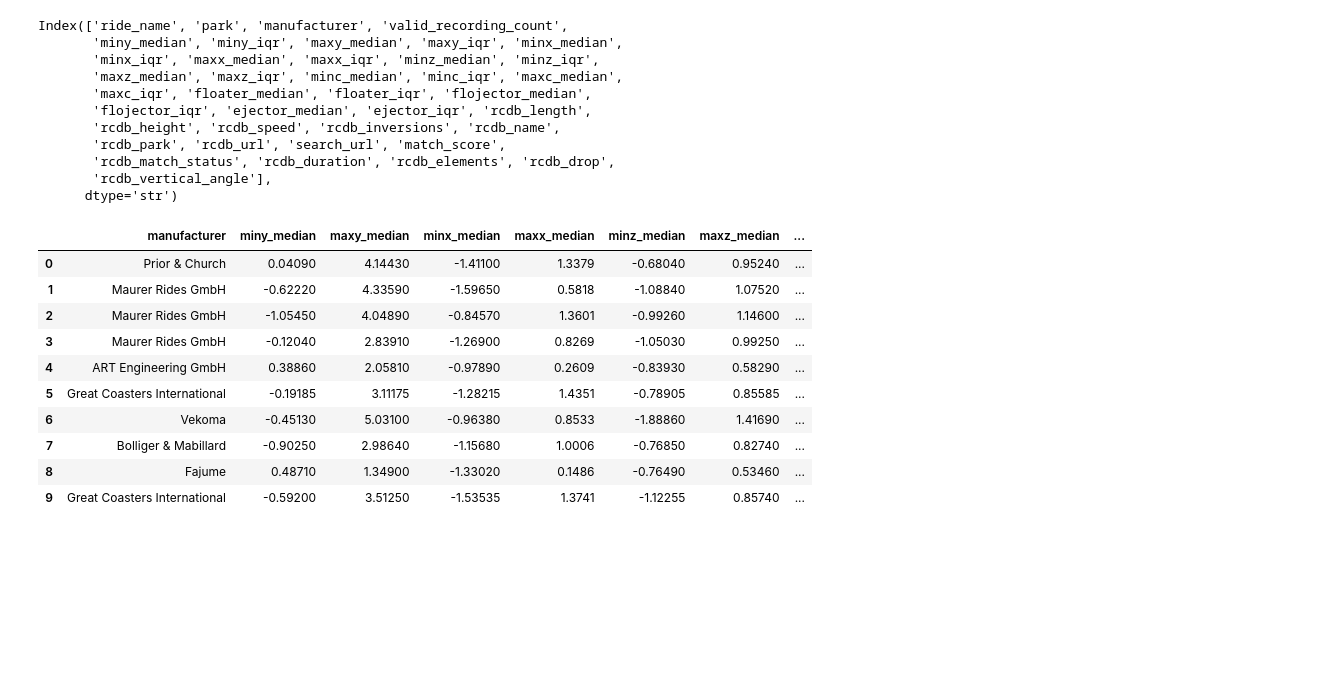
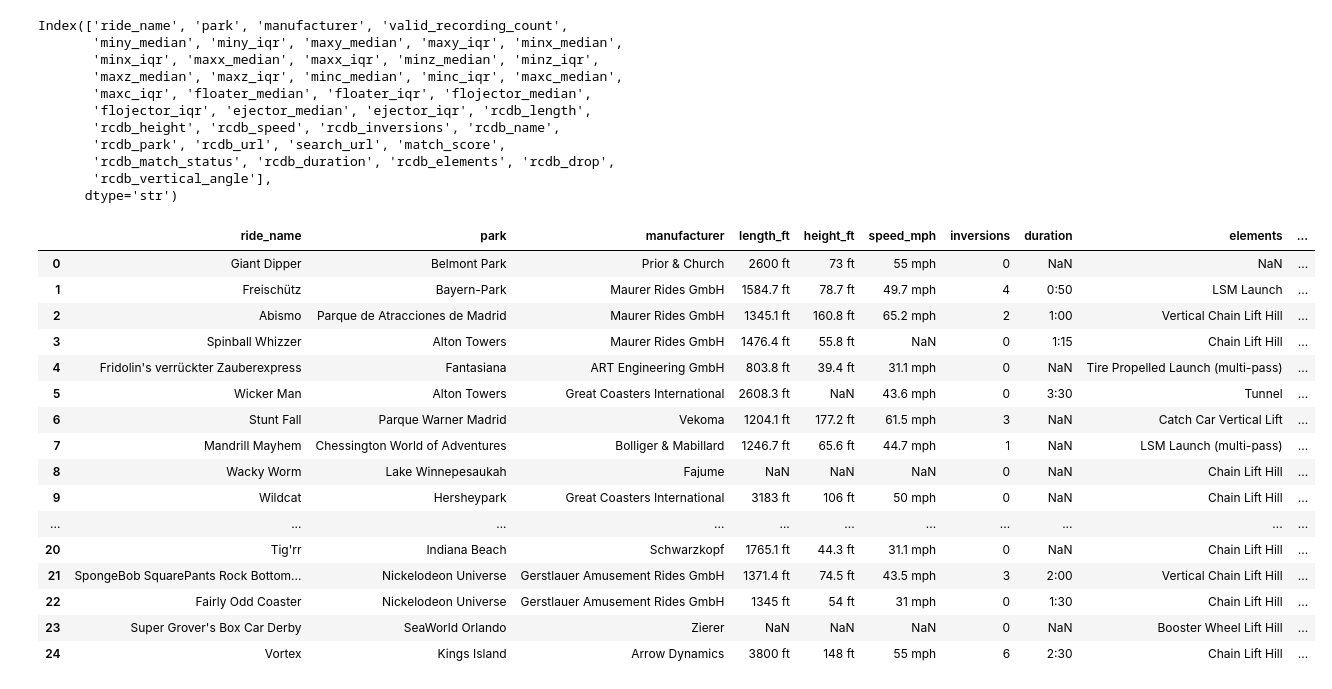
Before and after one commit to enmaxwell/ME4452_MLProject_Feinstein_Maxwell, a Jupyter notebook: ME4452_DataSetAnalysis_Feinstein_Maxwell.ipynb, the cells around one changed output. Saved outputs shown, nothing was run; the diff lists cells and outputs as text; code cells hidden in the pictures; blank space fills up the shorter version.

```diff
--- a/ME4452_DataSetAnalysis_Feinstein_Maxwell.ipynb
+++ b/ME4452_DataSetAnalysis_Feinstein_Maxwell.ipynb
@@ -34,17 +34,31 @@ Index(['ride_name', 'park', 'manufacturer', 'valid_recording_count',
 # %%
 coasters_df_clean = coasters_df.drop(columns=['ride_name','park','valid_recording_count','miny_iqr','maxy_iqr','minx_iqr','maxx_iqr','minz_iqr',
                                               'maxz_iqr','minc_iqr','maxc_iqr','floater_median', 'floater_iqr', 'flojector_median','flojector_iqr',
                                               'ejector_median', 'ejector_iqr','rcdb_url','search_url','match_score','rcdb_match_status'])
-coasters_df_clean.head(10)
+
+coasters_df_clean.rename(columns={'rcdb_name':'ride_name','rcdb_park':'park','rcdb_length':'length_ft','rcdb_height':'height_ft','rcdb_speed':'speed_mph',
+                                  'rcdb_inversions':'inversions','rcdb_duration':'duration','rcdb_elements':'elements','rcdb_drop':'drop',
+                                  'rcdb_vertical_angle':'vertical_angle_deg'}, inplace=True)
+
+coasters_df_clean = coasters_df_clean[['ride_name','park','manufacturer','length_ft','height_ft','speed_mph','inversions','duration','elements','drop',
+                                       'vertical_angle_deg','miny_median','maxy_median','minx_median','maxx_median','minz_median','maxz_median',
+                                       'minc_median','maxc_median']]
+coasters_df_clean.head(25)
 # %% [output]
-|  | manufacturer | miny_median | maxy_median | minx_median | maxx_median | minz_median | maxz_median | ... |
-| 0 | Prior & Church | 0.04090 | 4.14430 | -1.41100 | 1.3379 | -0.68040 | 0.95240 | ... |
-| 1 | Maurer Rides GmbH | -0.62220 | 4.33590 | -1.59650 | 0.5818 | -1.08840 | 1.07520 | ... |
-| 2 | Maurer Rides GmbH | -1.05450 | 4.04890 | -0.84570 | 1.3601 | -0.99260 | 1.14600 | ... |
-| 3 | Maurer Rides GmbH | -0.12040 | 2.83910 | -1.26900 | 0.8269 | -1.05030 | 0.99250 | ... |
-| 4 | ART Engineering GmbH | 0.38860 | 2.05810 | -0.97890 | 0.2609 | -0.83930 | 0.58290 | ... |
-| 5 | Great Coasters International | -0.19185 | 3.11175 | -1.28215 | 1.4351 | -0.78905 | 0.85585 | ... |
-| 6 | Vekoma | -0.45130 | 5.03100 | -0.96380 | 0.8533 | -1.88860 | 1.41690 | ... |
-| 7 | Bolliger & Mabillard | -0.90250 | 2.98640 | -1.15680 | 1.0006 | -0.76850 | 0.82740 | ... |
-| 8 | Fajume | 0.48710 | 1.34900 | -1.33020 | 0.1486 | -0.76490 | 0.53460 | ... |
-| 9 | Great Coasters International | -0.59200 | 3.51250 | -1.53535 | 1.3741 | -1.12255 | 0.85740 | ... |
+|  | ride_name | park | manufacturer | length_ft | height_ft | speed_mph | inversions | duration | elements | ... |
+| 0 | Giant Dipper | Belmont Park | Prior & Church | 2600 ft | 73 ft | 55 mph | 0 | NaN | NaN | ... |
+| 1 | Freischütz | Bayern-Park | Maurer Rides GmbH | 1584.7 ft | 78.7 ft | 49.7 mph | 4 | 0:50 | LSM Launch | ... |
+| 2 | Abismo | Parque de Atracciones de Madrid | Maurer Rides GmbH | 1345.1 ft | 160.8 ft | 65.2 mph | 2 | 1:00 | Vertical Chain Lift Hill | ... |
+| 3 | Spinball Whizzer | Alton Towers | Maurer Rides GmbH | 1476.4 ft | 55.8 ft | NaN | 0 | 1:15 | Chain Lift Hill | ... |
+| 4 | Fridolin's verrückter Zauberexpress | Fantasiana | ART Engineering GmbH | 803.8 ft | 39.4 ft | 31.1 mph | 0 | NaN | Tire Propelled Launch (multi-pass) | ... |
+| 5 | Wicker Man | Alton Towers | Great Coasters International | 2608.3 ft | NaN | 43.6 mph | 0 | 3:30 | Tunnel | ... |
+| 6 | Stunt Fall | Parque Warner Madrid | Vekoma | 1204.1 ft | 177.2 ft | 61.5 mph | 3 | NaN | Catch Car Vertical Lift | ... |
+| 7 | Mandrill Mayhem | Chessington World of Adventures | Bolliger & Mabillard | 1246.7 ft | 65.6 ft | 44.7 mph | 1 | NaN | LSM Launch (multi-pass) | ... |
+| 8 | Wacky Worm | Lake Winnepesaukah | Fajume | NaN | NaN | NaN | 0 | NaN | Chain Lift Hill | ... |
+| 9 | Wildcat | Hersheypark | Great Coasters International | 3183 ft | 106 ft | 50 mph | 0 | NaN | Chain Lift Hill | ... |
+| ... | ... | ... | ... | ... | ... | ... | ... | ... | ... | ... |
+| 20 | Tig'rr | Indiana Beach | Schwarzkopf | 1765.1 ft | 44.3 ft | 31.1 mph | 0 | NaN | Chain Lift Hill | ... |
+| 21 | SpongeBob SquarePants Rock Bottom... | Nickelodeon Universe | Gerstlauer Amusement Rides GmbH | 1371.4 ft | 74.5 ft | 43.5 mph | 3 | 2:00 | Vertical Chain Lift Hill | ... |
+| 22 | Fairly Odd Coaster | Nickelodeon Universe | Gerstlauer Amusement Rides GmbH | 1345 ft | 54 ft | 31 mph | 0 | 1:30 | Chain Lift Hill | ... |
+| 23 | Super Grover's Box Car Derby | SeaWorld Orlando | Zierer | NaN | NaN | NaN | 0 | NaN | Booster Wheel Lift Hill | ... |
+| 24 | Vortex | Kings Island | Arrow Dynamics | 3800 ft | 148 ft | 55 mph | 6 | 2:30 | Chain Lift Hill | ... |
```
